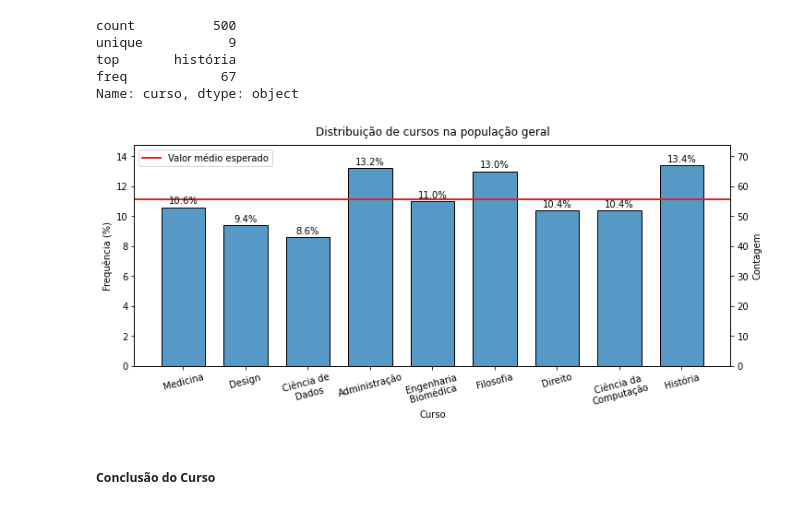
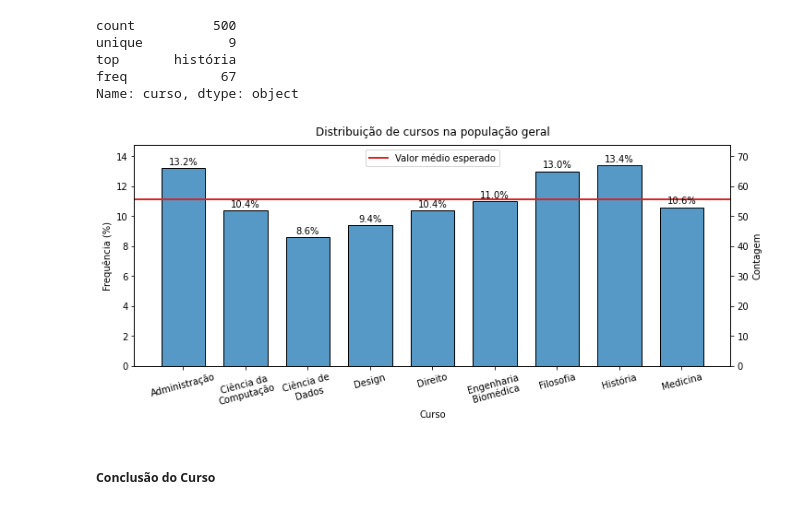
Before and after one commit to jv-porto/computer-aquisition-automation, a Jupyter notebook: projeto.ipynb, the cells around one changed output. Saved outputs shown, nothing was run; the diff lists cells and outputs as text; code cells hidden in the pictures.

```diff
--- a/projeto.ipynb
+++ b/projeto.ipynb
@@ -438,35 +438,35 @@ Name: curso, dtype: object
 # %%
 fig, ax1 = plt.subplots(figsize=(10, 4.5), constrained_layout=True)
 
-plt.xticks(range(9), ['Medicina', 'Design', 'Ciência de\nDados', 'Administração', 'Engenharia\nBiomédica', 'Filosofia', 'Direito', 'Ciência da\nComputação', 'História'], rotation=15)
-graph = sns.histplot(data['curso'], ax=ax1, shrink=0.7)
+plt.xticks(range(9), ['Administração', 'Ciência da\nComputação', 'Ciência de\nDados', 'Design', 'Direito', 'Engenharia\nBiomédica', 'Filosofia', 'História', 'Medicina'], rotation=15)
+graph = sns.histplot(data['curso'].sort_values(ascending=True), ax=ax1, shrink=0.7)
 graph.axhline(data['curso'].count()/len(data['curso'].value_counts()), label='Valor médio esperado', color='C3', linewidth=2, linestyle='-')
-graph.legend(labels=['Valor médio esperado'])
+graph.legend(labels=['Valor médio esperado'], loc='upper center')
 
 ax2 = ax1.twinx()
 ax1.yaxis.tick_right()
 ax2.yaxis.tick_left()
 ax1.yaxis.set_label_position('right')
 ax2.yaxis.set_label_position('left')
 ax1.set_ylabel('Contagem')
 ax2.set_ylabel('Frequência (%)')
 ax1.set_ylim(ax1.get_ylim()[0], 1.05*ax1.get_ylim()[1])
 ax2.set_ylim(0, 100*(ax1.get_ylim()[1]/data['curso'].count()))
 
 for p in ax1.patches:
     x = p.get_bbox().get_points()[:,0]
     y = p.get_bbox().get_points()[1,1]
     ax1.annotate('{:.1f}%'.format(100.*y/len(data)), (x.mean(), y+0.5), ha='center', va='bottom', fontsize=10)
     # ax1.annotate(int(y), (x.mean(), y+0.5), ha='center', va='bottom', fontsize=10)
 
 graph.set(xlabel='Curso', ylabel='Contagem')
 graph.set_title('Distribuição de cursos na população geral', pad=10)
 
 plt.show()
 
 fig.savefig('imagens/Distribuição de cursos na população geral.svg')
 # %% [output]
-[figure, old version]
+[figure, new version]
 # %% [markdown]
 ##### **Conclusão do Curso**
 # %% [markdown]
```
Also changed, not shown: parts of 113 cells of this notebook, 46 other files.
